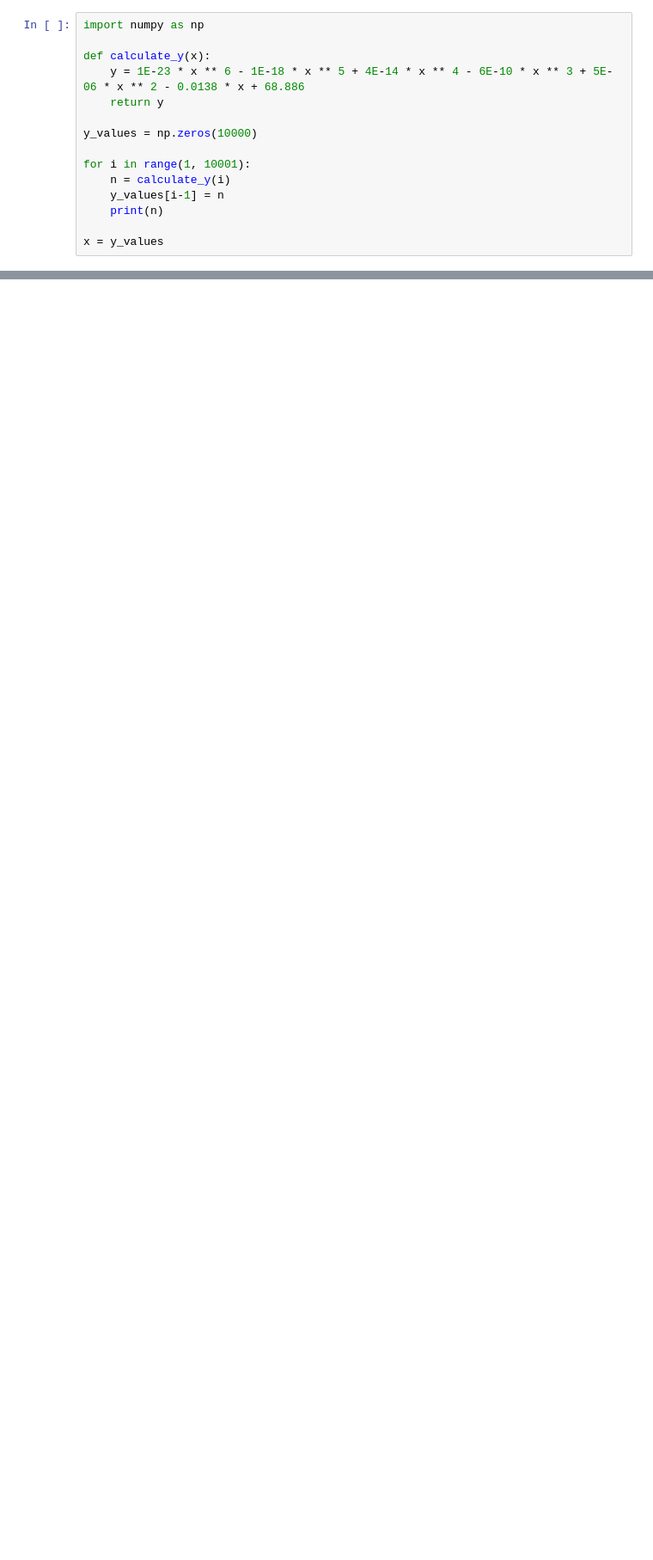
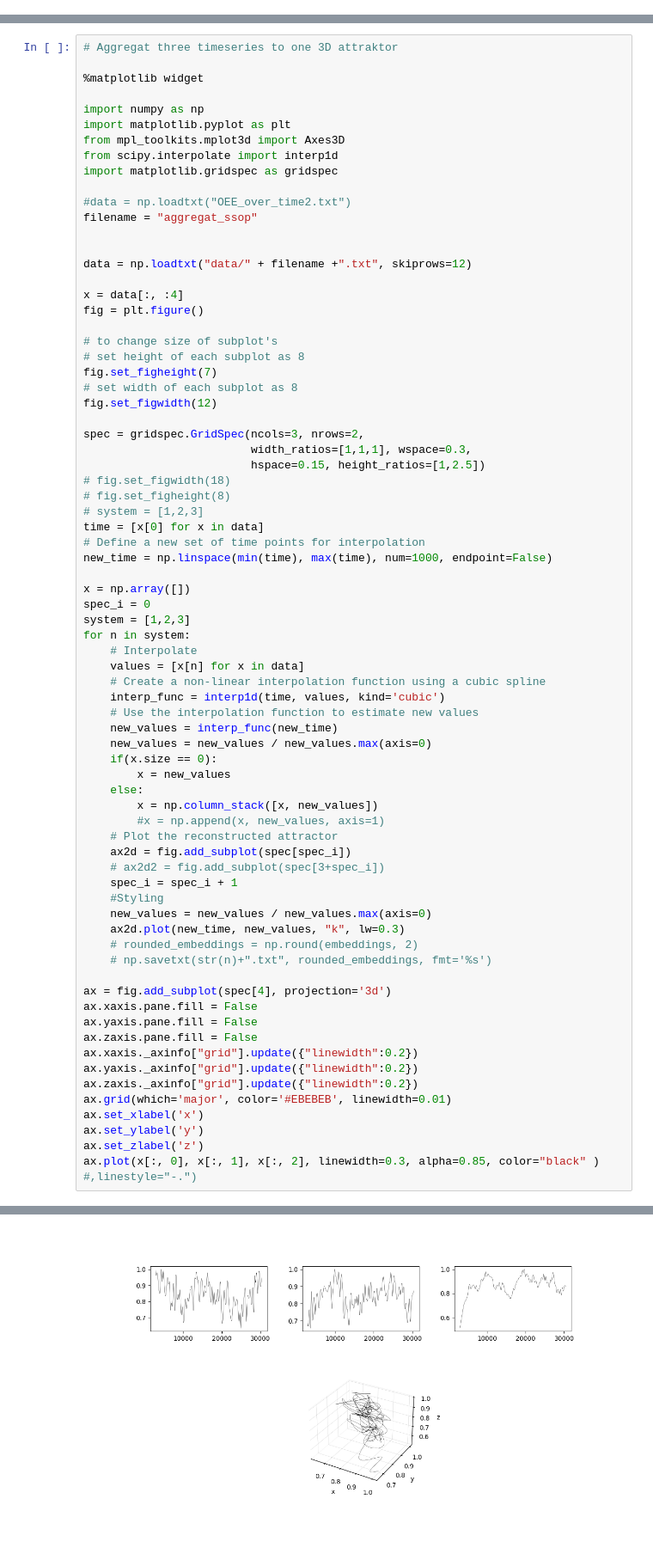
Before and after one commit to MarvinMat/Attractor-Reconstruction, a Jupyter notebook: SimpleAttractorCreation.ipynb, the cells around one changed output, grey strips where cells are left out. Shown at 86% size. Saved outputs shown, nothing was run; the diff lists cells and outputs as text; blank space fills up the shorter version.

Commit message:
Attractedness of Systems

```diff
--- a/SimpleAttractorCreation.ipynb
+++ b/SimpleAttractorCreation.ipynb
@@ -7,15 +0,0 @@ x = np.sin(t)
-# %%
-import numpy as np
-
-def calculate_y(x):
-    y = 1E-23 * x ** 6 - 1E-18 * x ** 5 + 4E-14 * x ** 4 - 6E-10 * x ** 3 + 5E-06 * x ** 2 - 0.0138 * x + 68.886
-    return y
-
-y_values = np.zeros(10000)
-
-for i in range(1, 10001):
-    n = calculate_y(i)
-    y_values[i-1] = n
-    print(n)
-
-x = y_values
@@ -39,0 +4,75 @@ x = y_values
+# %%
+# Aggregat three timeseries to one 3D attraktor
+
+%matplotlib widget
+
+import numpy as np
+import matplotlib.pyplot as plt
+from mpl_toolkits.mplot3d import Axes3D
+from scipy.interpolate import interp1d
+import matplotlib.gridspec as gridspec
+
+#data = np.loadtxt("OEE_over_time2.txt")
+filename = "aggregat_ssop"
+
+
+data = np.loadtxt("data/" + filename +".txt", skiprows=12)
+
+x = data[:, :4]
+fig = plt.figure()
+
+# to change size of subplot's
+# set height of each subplot as 8
+fig.set_figheight(7)
+# set width of each subplot as 8
+fig.set_figwidth(12)
+
+spec = gridspec.GridSpec(ncols=3, nrows=2,
+                         width_ratios=[1,1,1], wspace=0.3,
+                         hspace=0.15, height_ratios=[1,2.5])
+# fig.set_figwidth(18)
+# fig.set_figheight(8)
+# system = [1,2,3]
+time = [x[0] for x in data]
+# Define a new set of time points for interpolation
+new_time = np.linspace(min(time), max(time), num=1000, endpoint=False)
+
+x = np.array([])
+spec_i = 0
+system = [1,2,3]
+for n in system:
+    # Interpolate
+    values = [x[n] for x in data]
+    # Create a non-linear interpolation function using a cubic spline
+    interp_func = interp1d(time, values, kind='cubic')
+    # Use the interpolation function to estimate new values
+    new_values = interp_func(new_time)
+    new_values = new_values / new_values.max(axis=0)
+    if(x.size == 0):
+        x = new_values
+    else:
+        x = np.column_stack([x, new_values])
+        #x = np.append(x, new_values, axis=1)
+    # Plot the reconstructed attractor
+    ax2d = fig.add_subplot(spec[spec_i])
+    # ax2d2 = fig.add_subplot(spec[3+spec_i])
+    spec_i = spec_i + 1
+    #Styling
+    new_values = new_values / new_values.max(axis=0)
+    ax2d.plot(new_time, new_values, "k", lw=0.3)
+    # rounded_embeddings = np.round(embeddings, 2)
+    # np.savetxt(str(n)+".txt", rounded_embeddings, fmt='%s')
+
+ax = fig.add_subplot(spec[4], projection='3d')
+ax.xaxis.pane.fill = False
+ax.yaxis.pane.fill = False
+ax.zaxis.pane.fill = False
+ax.xaxis._axinfo["grid"].update({"linewidth":0.2})
+ax.yaxis._axinfo["grid"].update({"linewidth":0.2})
+ax.zaxis._axinfo["grid"].update({"linewidth":0.2})
+ax.grid(which='major', color='#EBEBEB', linewidth=0.01)
+ax.set_xlabel('x')
+ax.set_ylabel('y')
+ax.set_zlabel('z')
+ax.plot(x[:, 0], x[:, 1], x[:, 2], linewidth=0.3, alpha=0.85, color="black" ) #,linestyle="-.")
+# %% [output]
@@ -40 +80,2 @@ x = y_values
+[figure, added]
 # %%
```
Also changed, not shown: parts of 8 cells of this notebook, 18 other files.
